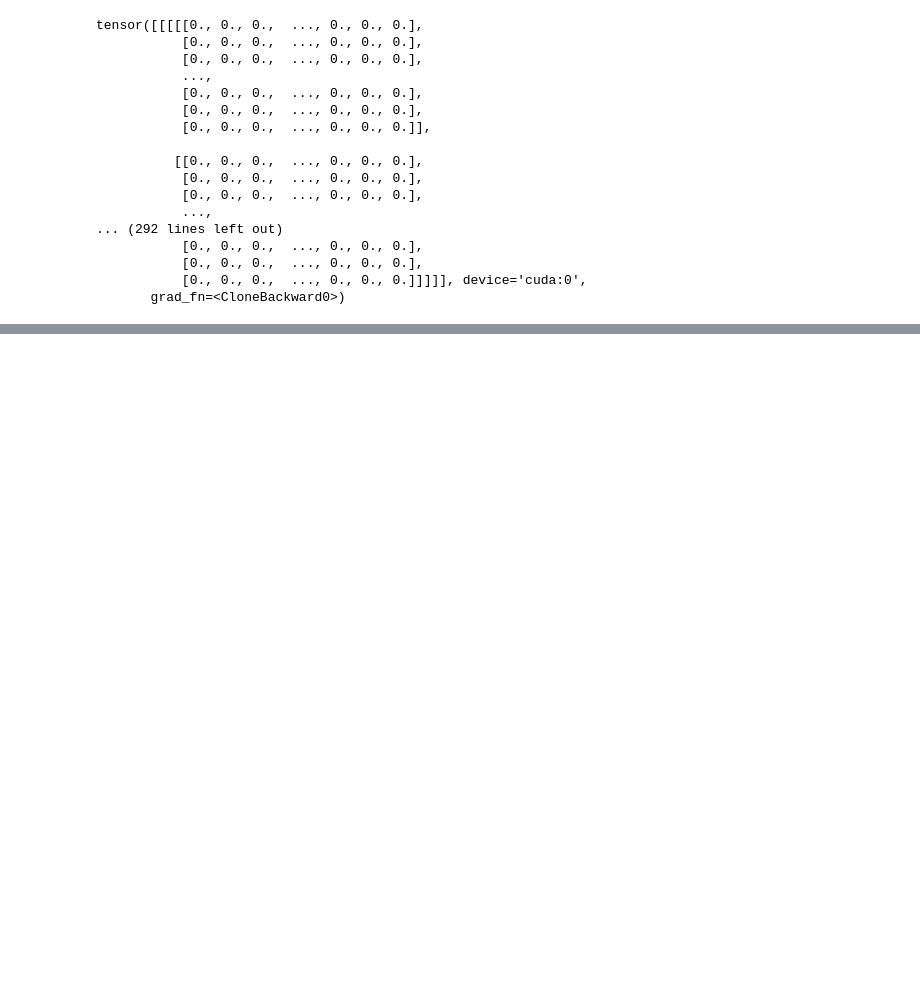
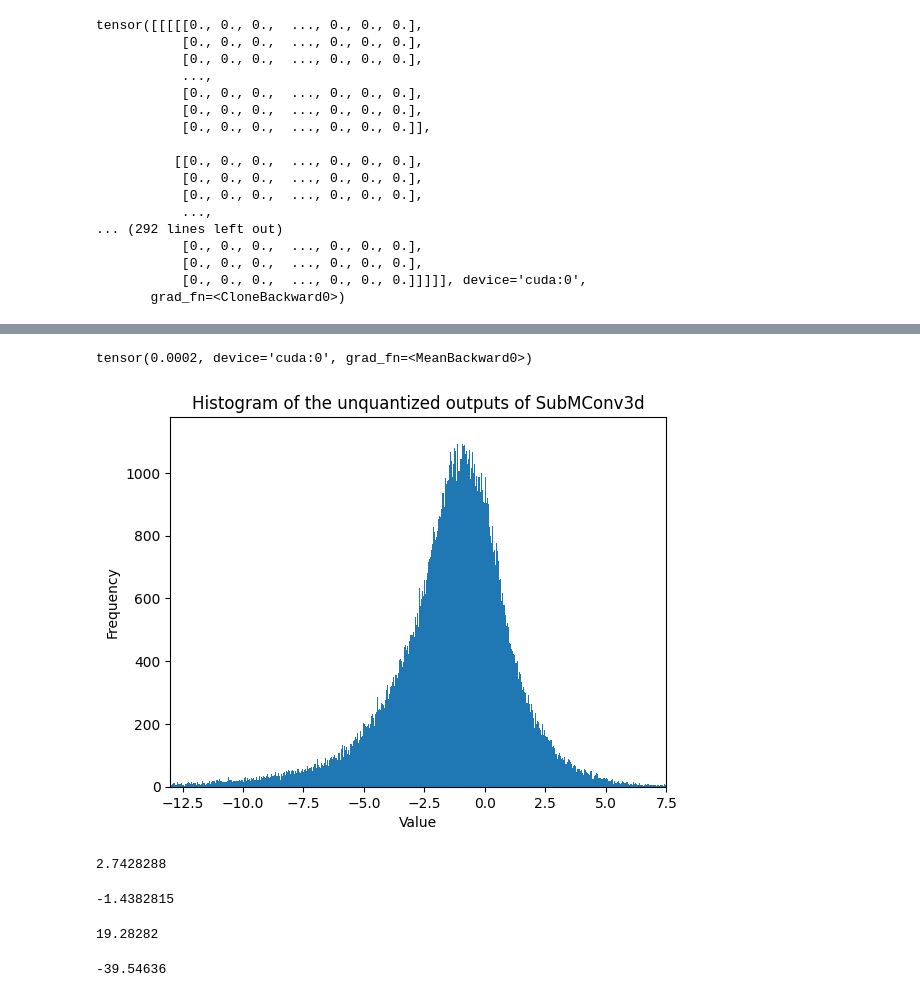
Before and after one commit to BiboyQG/spconv, a Jupyter notebook: spconv.ipynb, the cells around one changed output, grey strips where cells are left out. Drawn from its saved outputs; the diff is of its cells as text; code cells hidden in the pictures; blank space fills up the shorter version.

```diff
--- a/spconv.ipynb
+++ b/spconv.ipynb
@@ -2598,0 +2876,5 @@ tensor([[[[[0., 0., 0.,  ..., 0., 0., 0.],
+# %%
+features, indices, weight, spatial_shape, batch_size = data_dict['subm']
+features = features.to('cuda')
+indices = indices.to('cuda')
+x = spconv.SparseConvTensor(features, indices, spatial_shape, batch_size)
@@ -2598,0 +2885,12 @@ tensor([[[[[0., 0., 0.,  ..., 0., 0., 0.],
+# %%
+subm3d = spconv.SubMConv3d(
+    in_channels=32,
+    out_channels=32,
+    kernel_size=3,
+    stride=1,
+    padding=1,
+    dilation=1,
+    bias=False
+)
+# %%
+subm3d.weight.data = weight.clone()
@@ -2598,0 +2961,3 @@ tensor([[[[[0., 0., 0.,  ..., 0., 0., 0.],
+# %%
+ori_x = subm3d(x)
+quant_x = q_subm3d(x)
@@ -2598,0 +2966,34 @@ tensor([[[[[0., 0., 0.,  ..., 0., 0., 0.],
+# %%
+l1loss(ori_x.dense(), quant_x.dense())
+# %% [output]
+tensor(0.0002, device='cuda:0', grad_fn=<MeanBackward0>)
+# %%
+hist, bin_edges = torch.histogram(ori_x.features.to('cpu'), bins=10000)
+
+plot_x = ori_x.features.to('cpu').detach().flatten().numpy()
+
+plt.hist(plot_x, bins=bin_edges.detach().numpy())
+plt.xlim(-13, 7.5)
+plt.title("Histogram of the unquantized outputs of SubMConv3d")
+plt.xlabel("Value")
+plt.ylabel("Frequency")
+plt.savefig('submconv3d.png', dpi=400, bbox_inches='tight')
+plt.show()
+# %% [output]
+[figure, added]
+# %%
+np.std(plot_x)
+# %% [output]
+2.7428288
+# %%
+np.mean(plot_x)
+# %% [output]
+-1.4382815
+# %%
+np.max(plot_x)
+# %% [output]
+19.28282
+# %%
+np.min(plot_x)
+# %% [output]
+-39.54636
```
Also changed, not shown: parts of 56 cells of this notebook, 4 other files.
